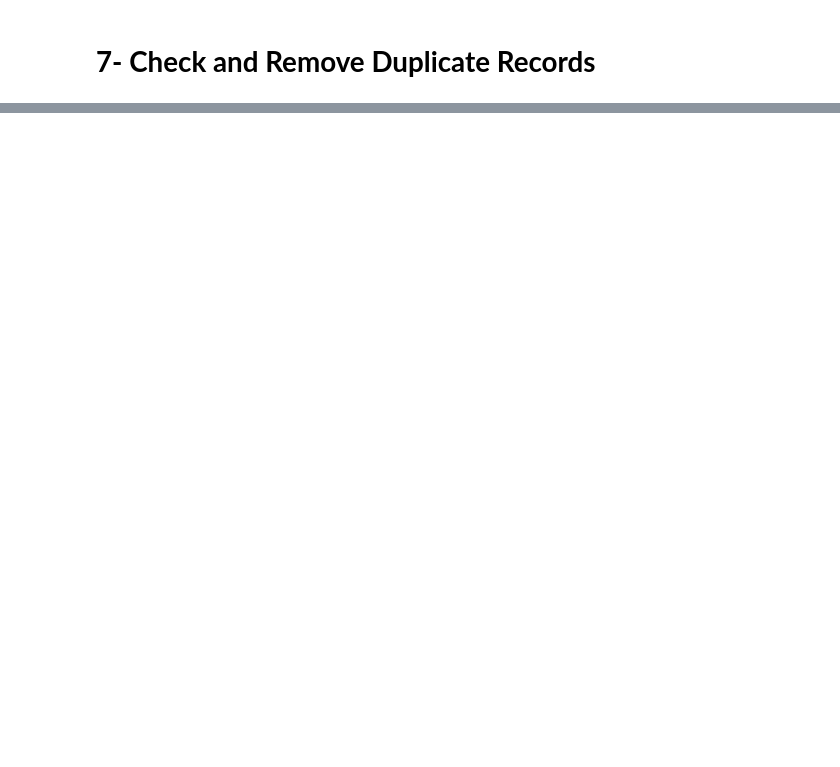
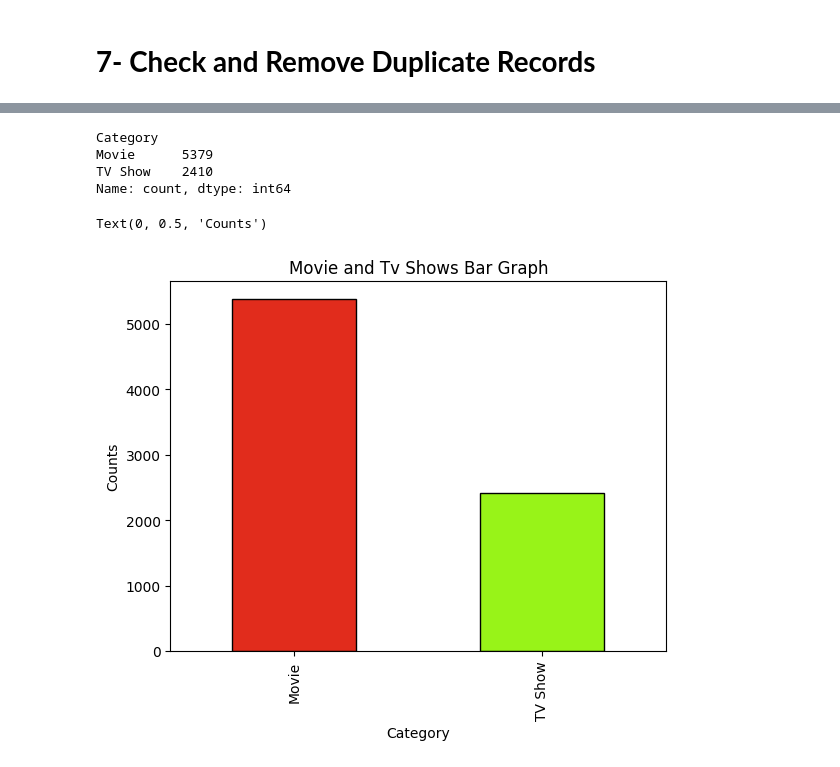
Before and after one commit to shahahmad-dev/Data-Analysis-On-Netflix, a Jupyter notebook: Data-Analysis-On-Netflix.ipynb, the cells around one changed output, grey strips where cells are left out. Saved outputs shown, nothing was run; the diff lists cells and outputs as text; code cells hidden in the pictures; blank space fills up the shorter version.

```diff
--- a/Data-Analysis-On-Netflix.ipynb
+++ b/Data-Analysis-On-Netflix.ipynb
@@ -184,0 +275,20 @@ df[df.duplicated()]
+# %%
+# values count of  movies and Tv show
+df['Category'].value_counts()
+# %% [output]
+Category
+Movie      5379
+TV Show    2410
+Name: count, dtype: int64
+# %%
+
+df['Category'].value_counts().plot(
+    kind='bar',
+    color=["#E12C1C", "#98F318"],  # Soft coral & deep purple
+    edgecolor='black'
+)
+plt.title('Movie and Tv Shows Bar Graph')
+plt.ylabel('Counts')
+# %% [output]
+Text(0, 0.5, 'Counts')
+[figure, added]
```
Also changed, not shown: parts of 16 cells of this notebook.
